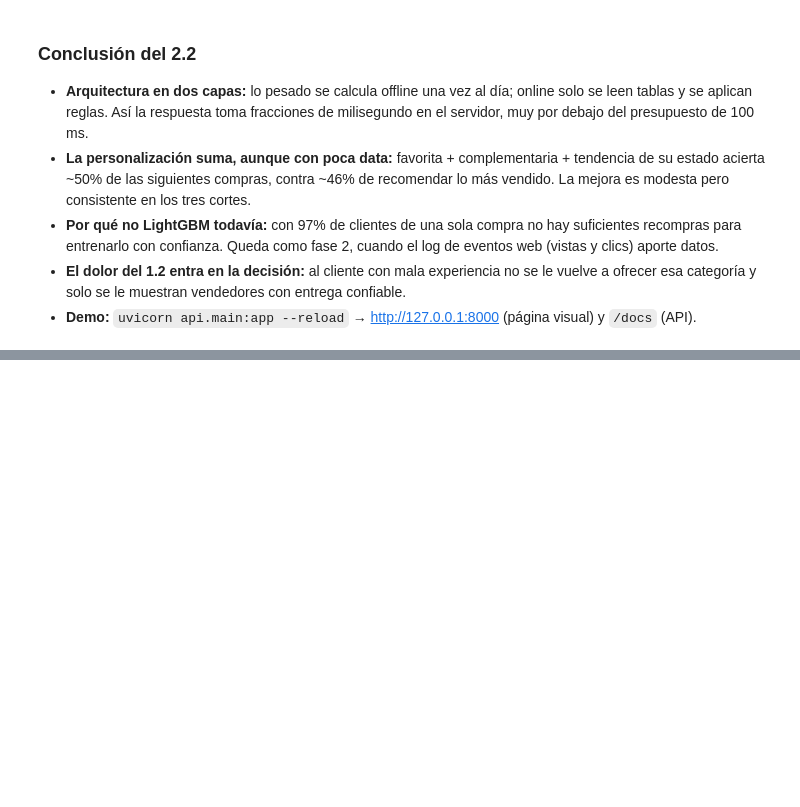
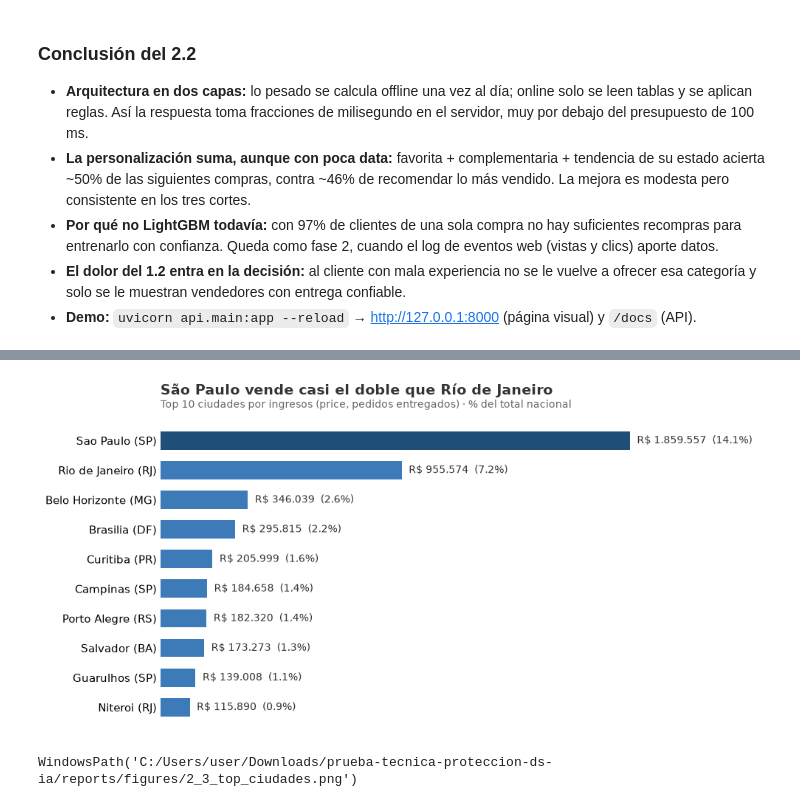
Before and after one commit to Mateo-Rua/prueba-tecnica-proteccion-ds-ia, a Jupyter notebook: notebooks/02_punto2_segmentacion_ubicacion.ipynb, the cells around one changed output, grey strips where cells are left out. Cells and saved outputs as stored; diff of their text form; code cells hidden in the pictures; blank space fills up the shorter version.

```diff
--- a/notebooks/02_punto2_segmentacion_ubicacion.ipynb
+++ b/notebooks/02_punto2_segmentacion_ubicacion.ipynb
@@ -653,0 +666,13 @@ True
+# %%
+from src import ubicacion as U
+
+items_entregados = pd.read_parquet(RUTA_PROCESSED / "items_enriquecidos.parquet")  # pedidos entregados (1.1)
+geo_prefijo = U.geolocalizacion_por_prefijo(dfs["geolocalizacion"])
+top_categorias = U.categorias_top(items_entregados)
+ventas = U.ventas_por_pedido(items_entregados, experiencia, dfs["clientes"], top_categorias)
+
+sin_coordenadas = ~ventas["customer_zip_code_prefix"].isin(geo_prefijo.index)
+print(f"Geolocalización: {len(dfs['geolocalizacion']):,} filas -> {len(geo_prefijo):,} prefijos (1 fila por prefijo)")
+print(f"Pedidos entregados: {items_entregados['order_id'].nunique():,} -> tabla de ventas: {len(ventas):,}")
+print(f"Pedidos cuyo prefijo no tiene coordenadas: {sin_coordenadas.mean():.2%}")
+print(f"Mejores productos (top 1.1): {top_categorias}")
@@ -653,0 +686,5 @@ True
+# %%
+ciudades = U.ranking_ciudades(ventas)
+ciudades["nombre"] = ciudades["ciudad"].str.title().str.replace(" De ", " de ").str.replace(" Do ", " do ") + " (" + ciudades["customer_state"] + ")"
+guardar_tabla(ciudades.head(20).round(2), "2_3_ranking_ciudades.csv")
+ciudades.head(5).round(1)
@@ -653,0 +698,12 @@ True
+# %%
+from src.utils import grafico_barras_horizontal
+
+grafico_barras_horizontal(
+    ciudades.head(10), "nombre", "ingresos", "pct_ingresos",
+    titulo="São Paulo vende casi el doble que Río de Janeiro",
+    subtitulo="Top 10 ciudades por ingresos (price, pedidos entregados) · % del total nacional",
+    es_moneda=True, nombre_archivo="2_3_top_ciudades.png",
+)
+# %% [output]
+[figure, added]
+WindowsPath('C:/Users/user/Downloads/prueba-tecnica-proteccion-ds-ia/reports/figures/2_3_top_ciudades.png')
```
Also changed, not shown: parts of 20 cells of this notebook, 3 other files.
